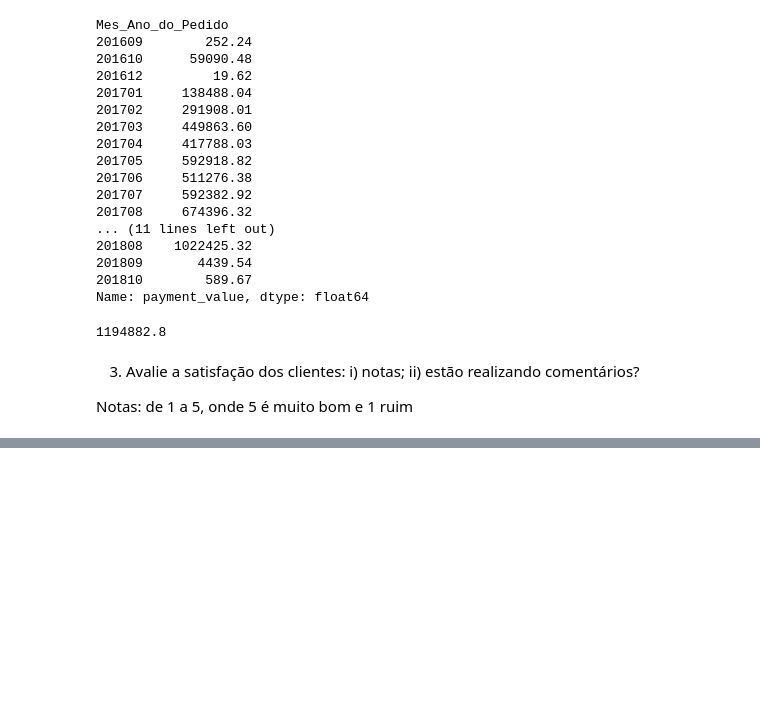
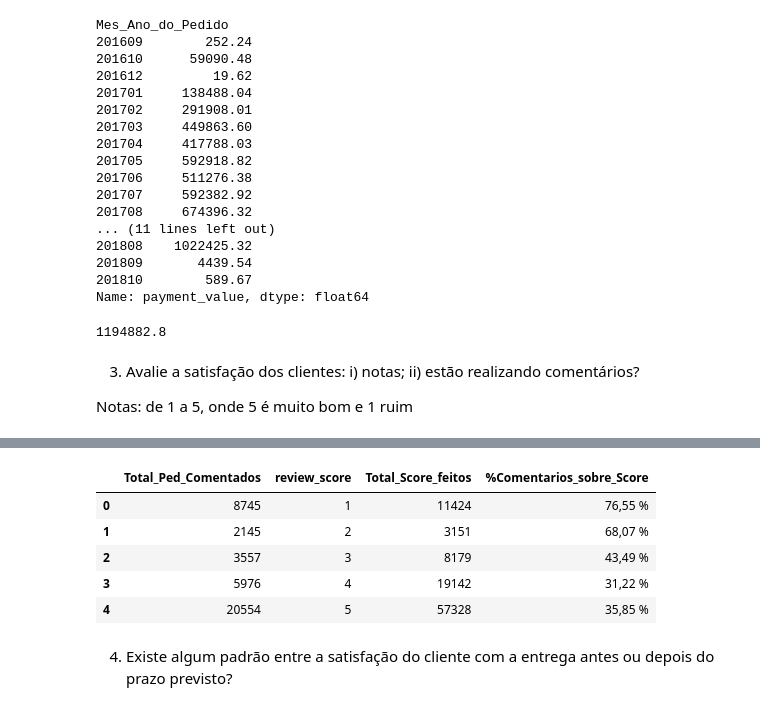
Before and after one commit to LucyMenges/Tech_Dados, a Jupyter notebook: Olist.ipynb, the cells around one changed output, grey strips where cells are left out. Saved outputs shown, nothing was run; the diff lists cells and outputs as text; code cells hidden in the pictures; blank space fills up the shorter version.

```diff
--- a/Olist.ipynb
+++ b/Olist.ipynb
@@ -717,0 +712,12 @@ ValueError: Length of values (0) does not match length of index (99224)
+# %%
+Coment_Notas = pd.read_csv ('Tabelas\Tabela_Comentarios_por_Notas.csv')
+Coment_Notas
+# %% [output]
+|  | Total_Ped_Comentados | review_score | Total_Score_feitos | %Comentarios_sobre_Score |
+| 0 | 8745 | 1 | 11424 | 76,55 % |
+| 1 | 2145 | 2 | 3151 | 68,07 % |
+| 2 | 3557 | 3 | 8179 | 43,49 % |
+| 3 | 5976 | 4 | 19142 | 31,22 % |
+| 4 | 20554 | 5 | 57328 | 35,85 % |
+# %% [markdown]
+4.	Existe algum padrão entre a satisfação do cliente com a entrega antes ou depois do prazo previsto?
```
Also changed, not shown: parts of 11 cells of this notebook, 1 other file.
